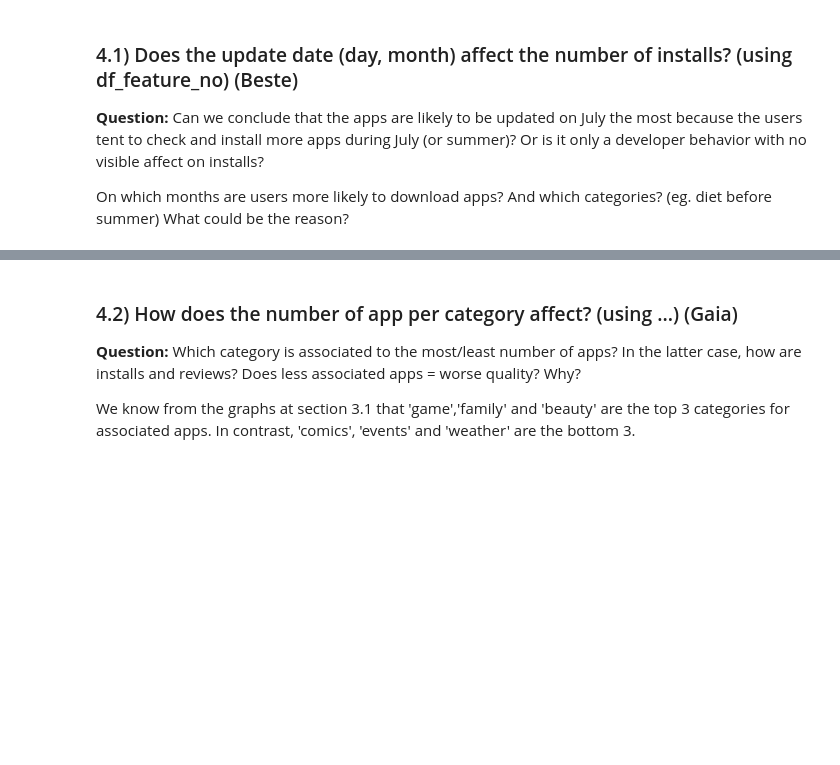
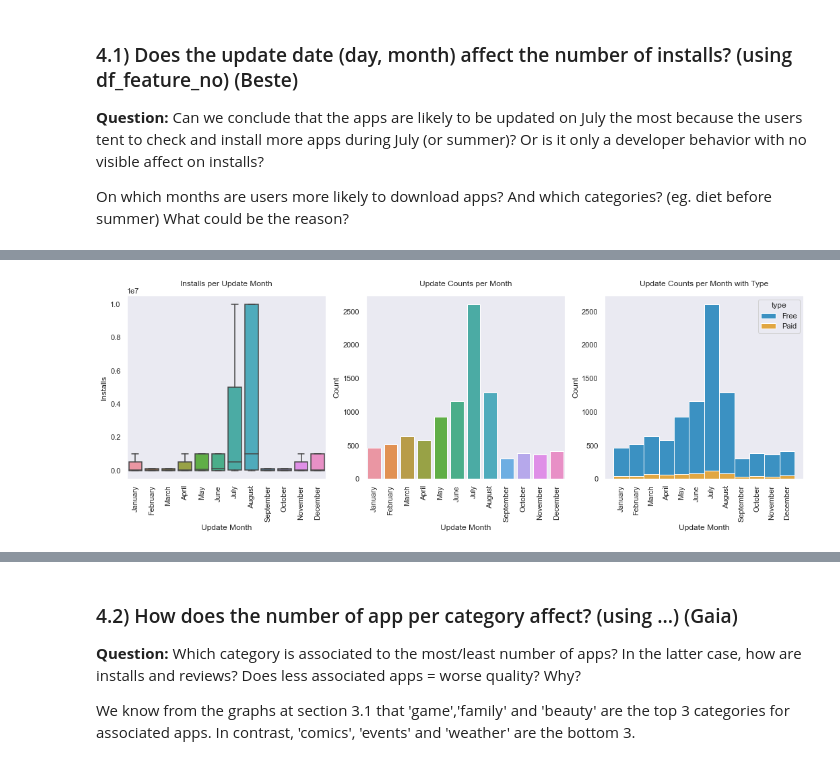
Before and after one commit to GOliviero92/Google-Apps-Analysis, a Jupyter notebook: data_analysis.ipynb, the cells around one changed output, grey strips where cells are left out. Saved outputs shown, nothing was run; the diff lists cells and outputs as text; code cells hidden in the pictures; blank space fills up the shorter version.

Commit message:
Updated plots additional info

```diff
--- a/data_analysis.ipynb
+++ b/data_analysis.ipynb
@@ -440,0 +411,33 @@ __TODO (Sunmbal):__ Review above 4 categories by also dividing by `type` (Free,P
+# %%
+# count plots of selected categorical columns
+fig, (ax0, ax1, ax2) = plt.subplots(nrows=1, ncols=3, sharey=False, figsize=(18,5))
+
+# left plot for boxplot of installations
+sns.boxplot(x=[calendar.month_name[i] for i in df_feature_no.update_month.values.tolist()], y="installs",
+            data=df_feature_no, sym="", order=calendar.month_name[1:], ax=ax0)
+ax0.set_title("Installs per Update Month", y=1.03)
+ax0.set(xlabel="Update Month", ylabel="Installs")
+ax0.set_xticklabels(calendar.month_name[1:], rotation=90)
+
+# center plot for update counts
+sns.countplot(pd.Series([calendar.month_name[i] for i in df_feature_no.update_month.values]),
+              order=calendar.month_name[1:], ax=ax1)
+ax1.set_title("Update Counts per Month", y=1.03)
+ax1.set(xlabel="Update Month", ylabel="Count")
+ax1.set_xticklabels(calendar.month_name[1:], rotation=90)
+
+# right plot for update counts with type
+type_filtered = df_feature_no[['update_month','type']].copy()
+type_filtered.loc[:,'update_month'] = [calendar.month_name[i] for i in type_filtered.update_month.values]
+type_filtered.update_month = pd.Categorical(type_filtered.update_month, calendar.month_name[1:])
+
+sns.histplot(binwidth=0.5, x="update_month", hue="type", data=type_filtered,
+             stat="count", multiple="stack", ax=ax2)
+ax2.set_title("Update Counts per Month with Type", y=1.03)
+ax2.set(xlabel="Update Month", ylabel="Count")
+ax2.set_xticks(range(12))
+ax2.set_xticklabels(calendar.month_name[1:], rotation=90)
+
+plt.subplots_adjust(wspace=.2)
+# %% [output]
+[figure, added]
```
Also changed, not shown: parts of 69 cells of this notebook.
